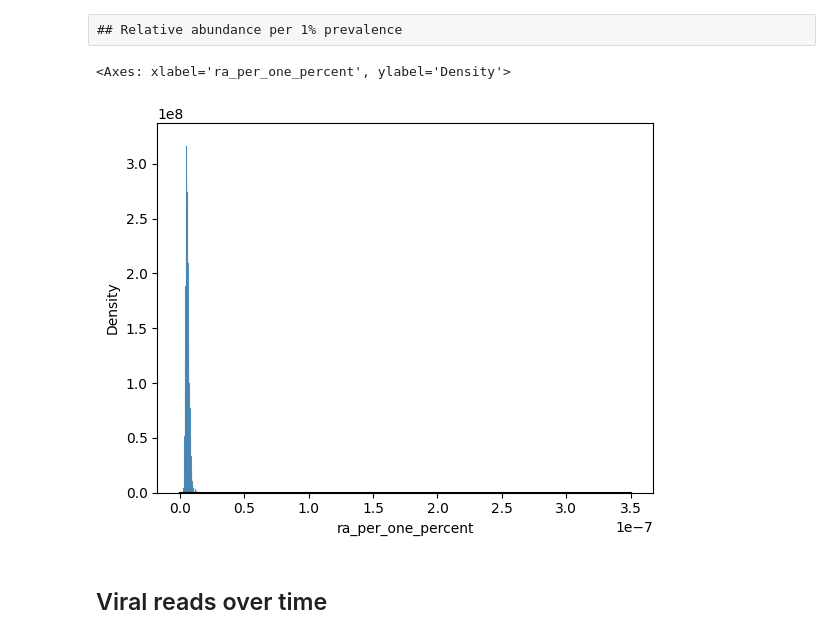
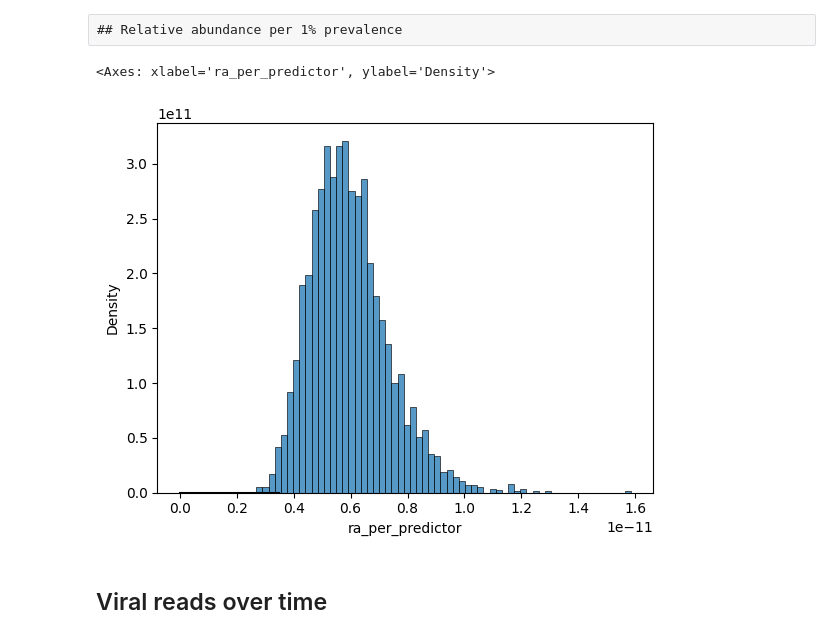
Before and after one commit to naobservatory/p2ra, a Jupyter notebook: post_pred.ipynb, the cells around one changed output. Saved outputs shown, nothing was run; the diff lists cells and outputs as text; code cells hidden in the pictures.

```diff
--- a/post_pred.ipynb
+++ b/post_pred.ipynb
@@ -11,11 +11,12 @@ df = pd.read_table(
     converters={"date": date.fromisoformat},
     compression="gzip",
 )
+df.rename(columns={"fine_location": "plant"}, inplace=True)
 
 per_draw_df = pd.pivot_table(
     df,
     index='draws',
-    values=['phi', 'ra_per_one_percent'],
+    values=['phi', 'ra_per_predictor'],
 )
 # %% [markdown]
 ## Inverse overdispersion, $\phi$
@@ -42,22 +43,22 @@ sns.histplot(
 ## Relative abundance per 1% prevalence
 # %%
 # Prior
-x = np.linspace(0, 3.5e-7, 1000)
+x = np.linspace(0, 3.5e-12, 1000)
 sns.lineplot(
     x = x,
     y = lognorm.pdf(x, 10, loc=-3),
     color = "black",
 )
 
 # Posterior
 sns.histplot(
     data=per_draw_df,
-    x="ra_per_one_percent",
+    x="ra_per_predictor",
     stat="density",
 )
 # %% [output]
-<Axes: xlabel='ra_per_one_percent', ylabel='Density'>
+<Axes: xlabel='ra_per_predictor', ylabel='Density'>
-[figure, old version]
+[figure, new version]
 # %% [markdown]
 ## Viral reads over time
 # %%
```
Also changed, not shown: parts of 3 cells of this notebook.
